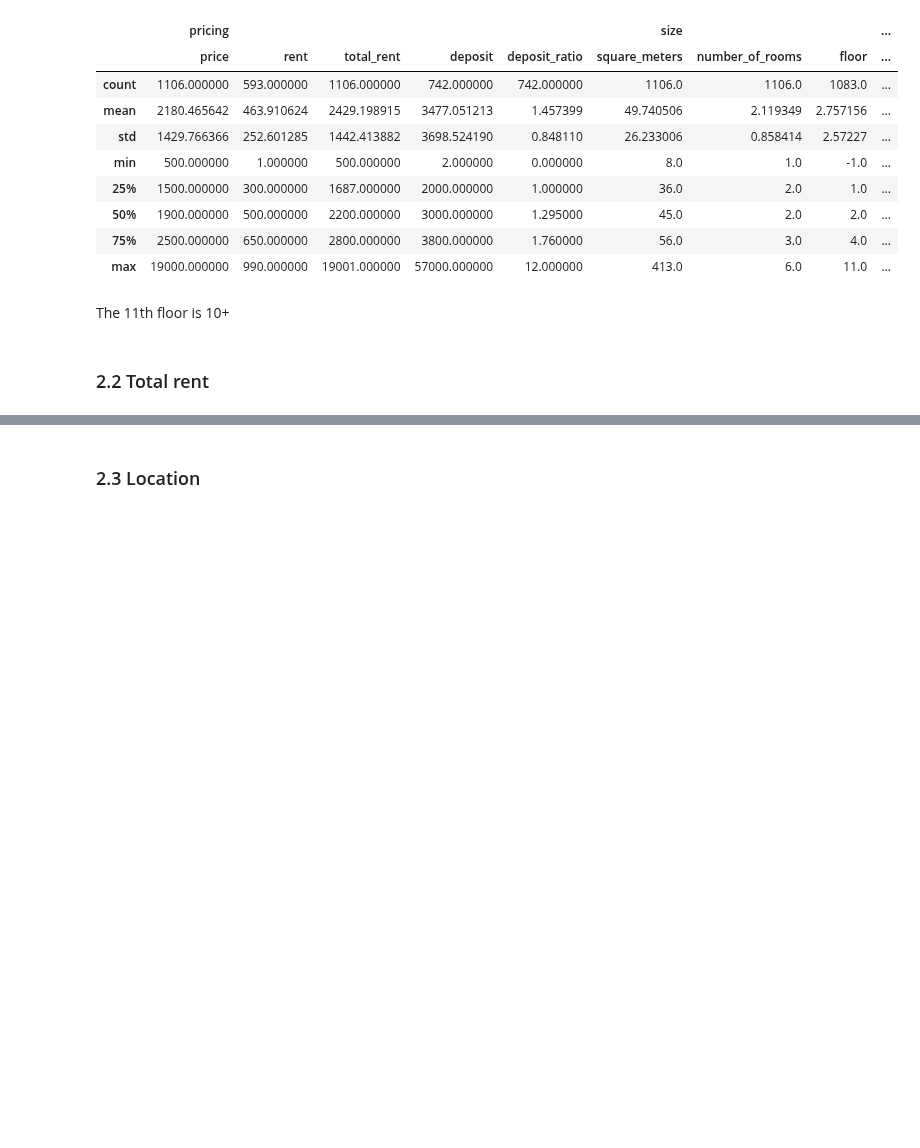
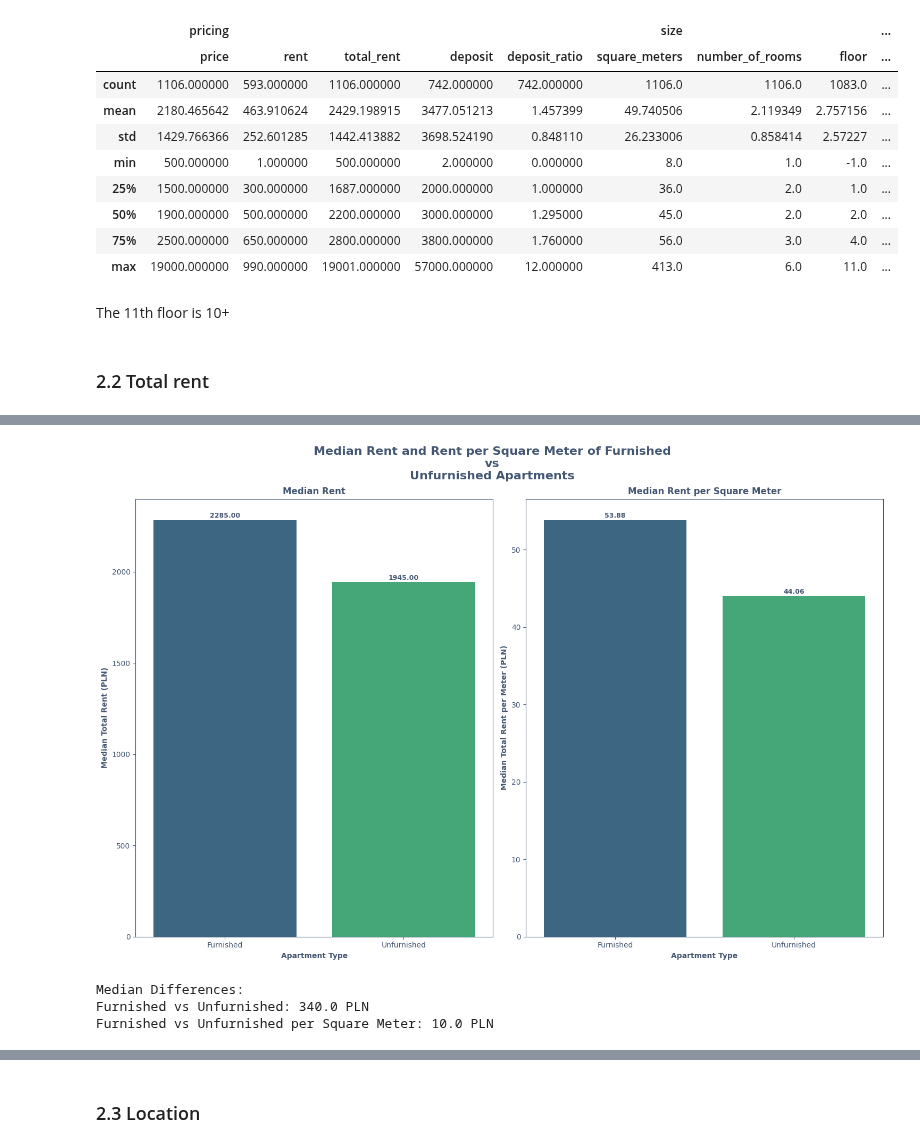
Before and after one commit to Luk-kar/Home-Market-Harvester, a Jupyter notebook: notebooks/003_EDA.ipynb, the cells around one changed output, grey strips where cells are left out. Cells and saved outputs as stored; diff of their text form; code cells hidden in the pictures; blank space fills up the shorter version.

```diff
--- a/notebooks/003_EDA.ipynb
+++ b/notebooks/003_EDA.ipynb
@@ -353,0 +409,72 @@ Total Price:
+# %%
+def set_plot_aesthetics(ax, title=None, xlabel=None, ylabel=None, title_color="#435672", tick_color="#435672", fontweight='bold'):
+    if title:
+        ax.set_title(title, color=title_color, fontweight=fontweight)
+    if xlabel:
+        ax.set_xlabel(xlabel, fontweight=fontweight)
+    if ylabel:
+        ax.set_ylabel(ylabel, fontweight=fontweight)
+    ax.tick_params(colors=tick_color, which='both')  # For both major and minor ticks
+    ax.yaxis.label.set_color(tick_color)  # Y-axis label color
+    ax.xaxis.label.set_color(tick_color)  # X-axis label color
+    for spine in ax.spines.values():  # Spine color
+        spine.set_edgecolor(tick_color)
+
+def plot_distribution(combined_df: pd.DataFrame):
+    # Calculate medians
+    median_furnished = combined_df[combined_df['equipment']['furniture']]['pricing']['total_rent'].median()
+    median_unfurnished = combined_df[~combined_df['equipment']['furniture']]['pricing']['total_rent'].median()
+
+    median_furnished_sqm = (combined_df[combined_df['equipment']['furniture']]['pricing']['total_rent'] / combined_df[combined_df['equipment']['furniture']]['size']['square_meters']).median()
+    median_unfurnished_sqm = (combined_df[~combined_df['equipment']['furniture']]['pricing']['total_rent'] / combined_df[~combined_df['equipment']['furniture']]['size']['square_meters']).median()
+
+    # Prepare data for plotting
+    median_data_furnishing = pd.DataFrame({
+        'Furniture': ['Furnished', 'Unfurnished'],
+        'Median Rent': [median_furnished, median_unfurnished]
+    })
+
+    median_data_square_meter = pd.DataFrame({
+        'Furniture': ['Furnished', 'Unfurnished'],
+        'Median Rent per Square Meter': [median_furnished_sqm, median_unfurnished_sqm]
+    })
+
+    title = 'Median Rent and Rent per Square Meter of Furnished\nvs\nUnfurnished Apartments'
+
+    # Create a figure with two subplots
+    fig, (ax1, ax2) = plt.subplots(1, 2, figsize=aesthetics_plots['figsize']['multiplot'])
+
+    # Plotting Median Rent
+    sns.barplot(x='Furniture', y='Median Rent', data=median_data_furnishing, ax=ax1, palette='viridis')
+
+    # Plotting Median Rent per Square Meter
+    sns.barplot(x='Furniture', y='Median Rent per Square Meter', data=median_data_square_meter, ax=ax2, palette='viridis')
+
+    for ax in [ax1, ax2]:
+        for p in ax.patches:
+            ax.annotate(f'{p.get_height():.2f}', (p.get_x() + p.get_width() / 2., p.get_height()),
+                        ha='center', va='center', fontsize=9, color=aesthetics_plots["label_color"], fontweight='bold',
+                        xytext=(0, 5),
+                        textcoords='offset points')
+
+    # Apply aesthetics to each subplot
+    set_plot_aesthetics(ax1, title='Median Rent', xlabel='Apartment Type', ylabel='Median Total Rent (PLN)')
+    set_plot_aesthetics(ax2, title='Median Rent per Square Meter', xlabel='Apartment Type', ylabel='Median Total Rent per Meter (PLN)')
+
+    # Set the main title for the figure
+    fig.suptitle(title, color="#435672", fontsize=aesthetics_plots['title_size'], fontweight='bold')
+
+
+    plt.tight_layout()
+    plt.show()
+
+    print(f"Median Differences:")
+    print(f"Furnished vs Unfurnished: {abs(median_furnished - median_unfurnished)} PLN")
+    print(f"Furnished vs Unfurnished per Square Meter: {(abs(median_furnished_sqm - median_unfurnished_sqm)).round()} PLN")
+
+plot_distribution(combined_df)
+# %% [output]
+[figure, added]
+Median Differences:
+Furnished vs Unfurnished: 340.0 PLN
+Furnished vs Unfurnished per Square Meter: 10.0 PLN
```
Also changed, not shown: parts of 16 cells of this notebook, 2 other files.
